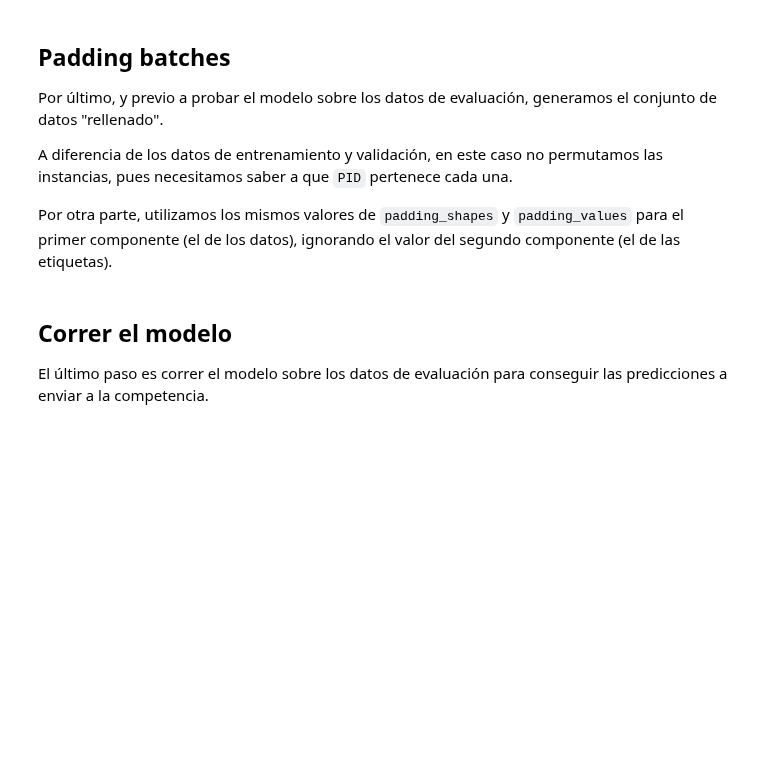
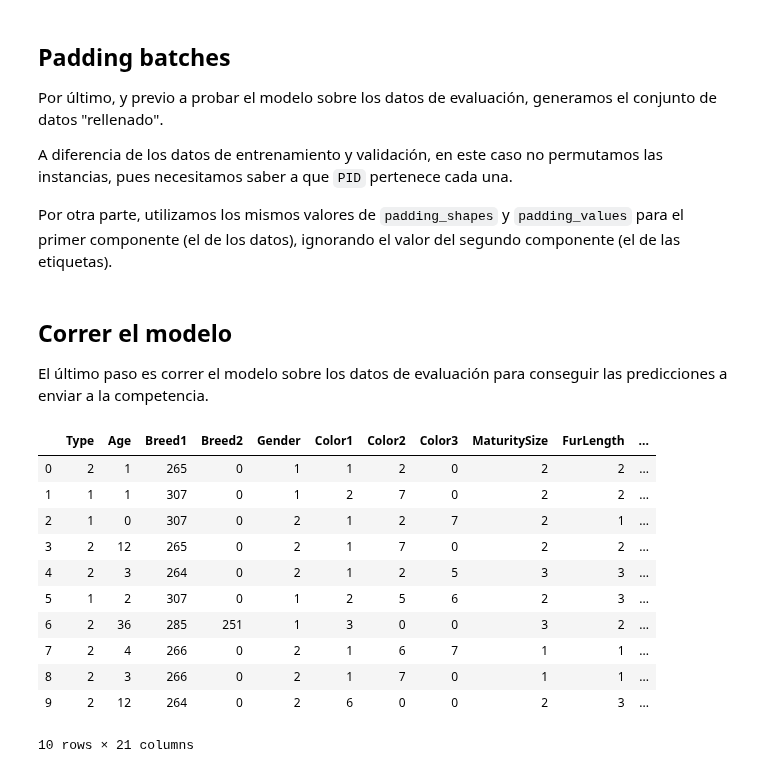
Before and after one commit to juan-analian/aprendizaje-profundo, a Jupyter notebook: informe_tp_02.ipynb, the cells around one changed output. Saved outputs shown, nothing was run; the diff lists cells and outputs as text; code cells hidden in the pictures; blank space fills up the shorter version.

```diff
--- a/informe_tp_02.ipynb
+++ b/informe_tp_02.ipynb
@@ -651,3 +637,18 @@ El último paso es correr el modelo sobre los datos de evaluación para consegui
 test_dataset["AdoptionSpeed"] = model.predict(test_data).argmax(axis=1)
 
 test_dataset.to_csv("./submission.csv", index=False, columns=["PID", "AdoptionSpeed"])
+# %%
+test_dataset.head(10)
+# %% [output]
+|  | Type | Age | Breed1 | Breed2 | Gender | Color1 | Color2 | Color3 | MaturitySize | FurLength | ... |
+| 0 | 2 | 1 | 265 | 0 | 1 | 1 | 2 | 0 | 2 | 2 | ... |
+| 1 | 1 | 1 | 307 | 0 | 1 | 2 | 7 | 0 | 2 | 2 | ... |
+| 2 | 1 | 0 | 307 | 0 | 2 | 1 | 2 | 7 | 2 | 1 | ... |
+| 3 | 2 | 12 | 265 | 0 | 2 | 1 | 7 | 0 | 2 | 2 | ... |
+| 4 | 2 | 3 | 264 | 0 | 2 | 1 | 2 | 5 | 3 | 3 | ... |
+| 5 | 1 | 2 | 307 | 0 | 1 | 2 | 5 | 6 | 2 | 3 | ... |
+| 6 | 2 | 36 | 285 | 251 | 1 | 3 | 0 | 0 | 3 | 2 | ... |
+| 7 | 2 | 4 | 266 | 0 | 2 | 1 | 6 | 7 | 1 | 1 | ... |
+| 8 | 2 | 3 | 266 | 0 | 2 | 1 | 7 | 0 | 1 | 1 | ... |
+| 9 | 2 | 12 | 264 | 0 | 2 | 6 | 0 | 0 | 2 | 3 | ... |
+10 rows × 21 columns
```
Also changed, not shown: parts of 8 cells of this notebook.
